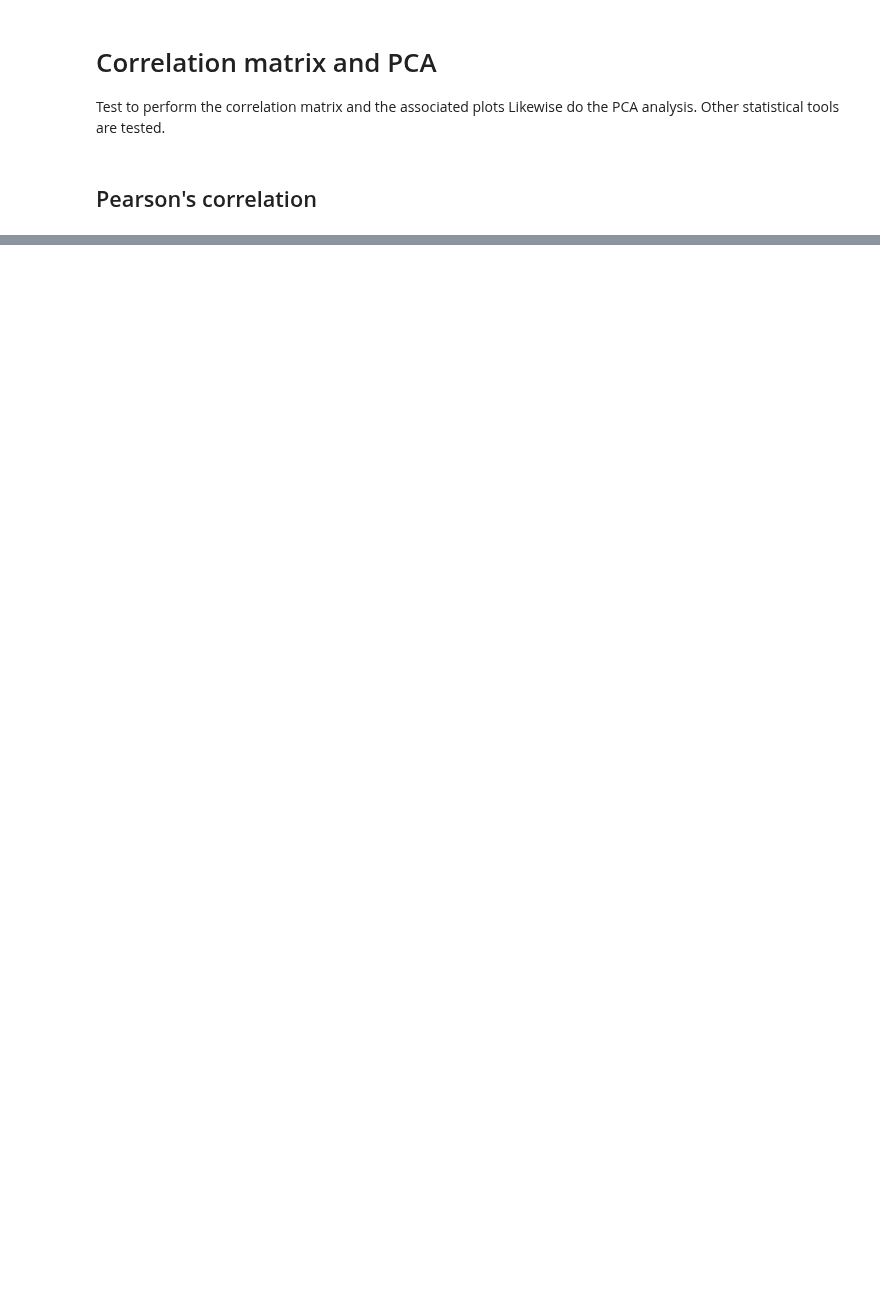
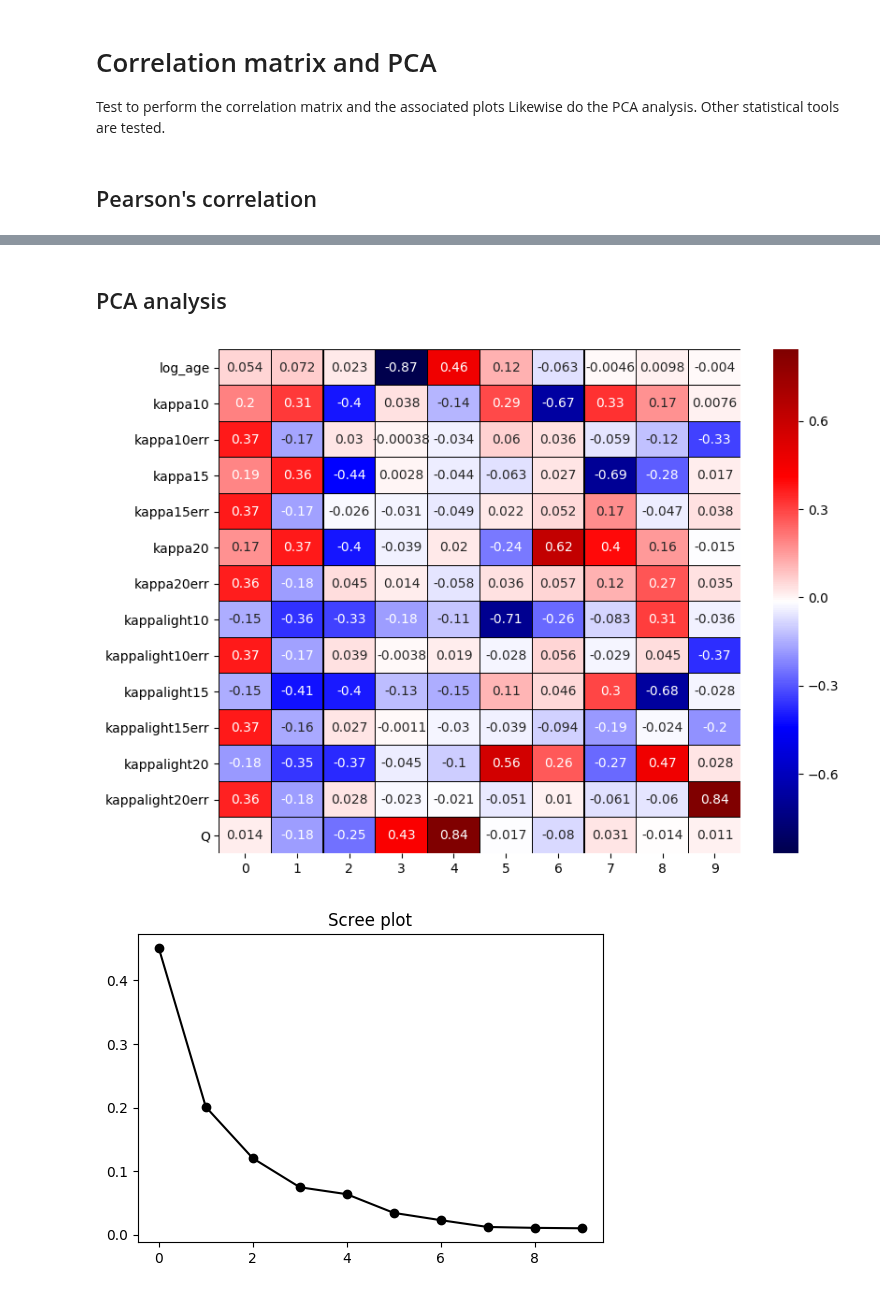
Before and after one commit to bosscha/gaia-shock, a Jupyter notebook: notebooks/analysis/corrMatrix-PCA.ipynb, the cells around one changed output, grey strips where cells are left out. Saved outputs shown, nothing was run; the diff lists cells and outputs as text; code cells hidden in the pictures; blank space fills up the shorter version.

```diff
--- a/notebooks/analysis/corrMatrix-PCA.ipynb
+++ b/notebooks/analysis/corrMatrix-PCA.ipynb
@@ -46,0 +55,38 @@ PyPlot.show()
+# %% [markdown]
+## PCA analysis
+# %%
+d=copy(data')
+println("## Standardization...")
+dt= StatsBase.fit(ZScoreTransform, d)
+d2= StatsBase.transform(dt, d)
+
+
+println("###")
+M = fit(PCA, d2; maxoutdim=10)  ## note transposition of data
+# apply PCA model to testing set
+Yte = transform(M, d2)
+println(size(Yte))
+Xr = reconstruct(M, Yte)
+
+
+# println(M.proj) ## projection matrix
+
+pvs= principalvars(M)
+#println(pvs)
+
+println("## dump...")
+dump(M)
+
+fig= PyPlot.figure(figsize=(9,7))
+heat_map = sns.heatmap(M.proj, annot=true, cmap= "seismic",linewidths=0.1,
+    linecolor="black", yticklabels=colname[3:end])
+PyPlot.show()
+
+fig= PyPlot.figure(figsize=(6,4))
+PyPlot.title("Scree plot")
+PyPlot.plot(pvs ./ sum(pvs),"k-")
+PyPlot.plot(pvs ./ sum(pvs),"ko")
+PyPlot.show()
+# %% [output]
+[figure, added]
+[figure, added]
```
Also changed, not shown: parts of 4 cells of this notebook.
